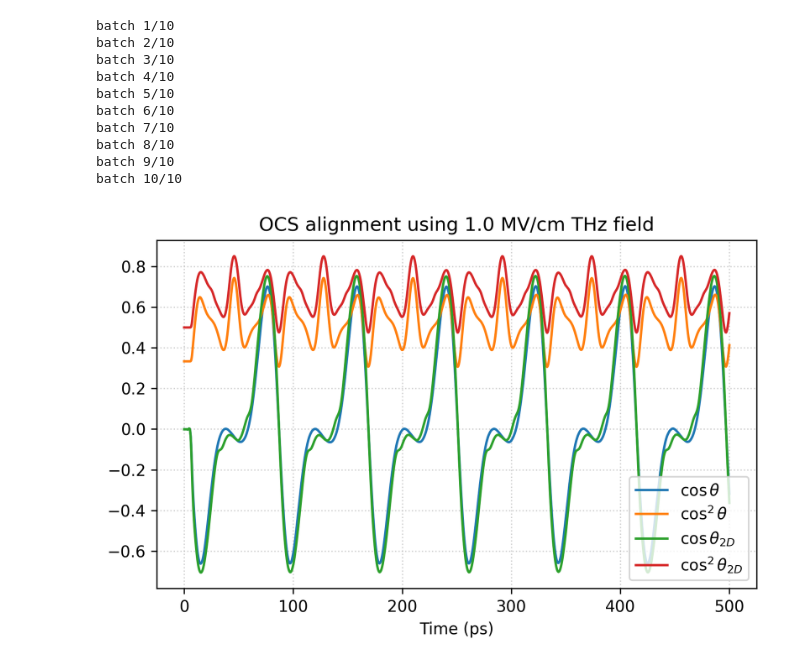
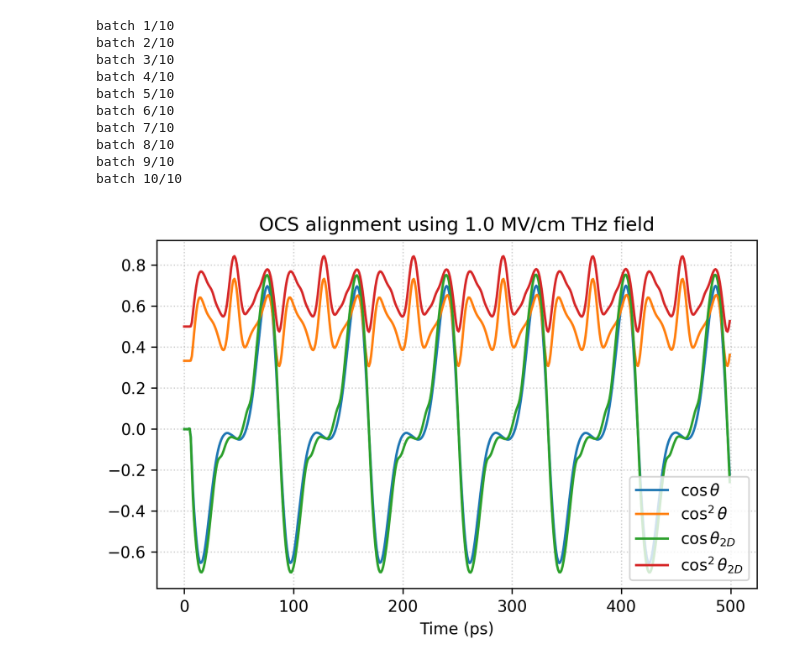
Before and after one commit to robochimps/richmol, a Jupyter notebook: examples/ocs_thz_orientation.ipynb, the cells around one changed output. Saved outputs shown, nothing was run; the diff lists cells and outputs as text; code cells hidden in the pictures.

```diff
--- a/examples/ocs_thz_orientation.ipynb
+++ b/examples/ocs_thz_orientation.ipynb
@@ -112,16 +106,28 @@ field_func = lambda t: np.array(
     [0, 0, field_z(t, peak_field=peak_field * 100 / field_au)]
 )
 
-time, c_t = propagate_rk(
+time, c_t = propagate_expm(
     states,
     [dip],
     [-DIP_X_FIELD_INVCM],
     field_func=field_func,
     t0=0,
     t1=500,
+    dt=0.1,
     time_unit="ps",
     c0=c0,
 )
+
+# time, c_t = propagate_rk(
+#     states,
+#     [dip],
+#     [-DIP_X_FIELD_INVCM],
+#     field_func=field_func,
+#     t0=0,
+#     t1=500,
+#     time_unit="ps",
+#     c0=c0,
+# )
 # %% [markdown]
 Plot state populations.
 # %%
@@ -150,9 +156,11 @@ plt.show()
 # %% [markdown]
 Compute and plot alignment functions $\cos\theta$, $\cos\theta_{2D}$, $\cos^2\theta$, and $\cos^2\theta_{2D}$, using Monte-Carlo approach.
 # %%
+coefs = c_t[::10]
+
 expval = []
 nbatches = 10
-for ibatch, c in enumerate(np.split(c_t, nbatches)):
+for ibatch, c in enumerate(np.split(coefs, nbatches)):
     print(f"batch {ibatch+1}/{nbatches}")
     expval.append(states.mc_costheta(c.T))
 cost, cost_sq, cost2d, cost2d_sq = np.concatenate(expval, axis=-1)
@@ -168,22 +176,19 @@ batch 8/10
 batch 9/10
 batch 10/10
 # %%
+t = time[::10]
+
 plt.figure(figsize=(6, 4), dpi=300)
-plt.plot(time, cost, linewidth=1.5, label="$\\cos\\theta$")
-plt.plot(time, cost_sq, linewidth=1.5, label="$\\cos^2\\theta$")
-plt.plot(time, cost2d, linewidth=1.5, label="$\\cos\\theta_{2D}$")
-plt.plot(
-    time,
-    cost2d_sq,
-    linewidth=1.5,
-    label="$\\cos^2\\theta_{2D}$",
-)
+plt.plot(t, cost, linewidth=1.5, label="$\\cos\\theta$")
+plt.plot(t, cost_sq, linewidth=1.5, label="$\\cos^2\\theta$")
+plt.plot(t, cost2d, linewidth=1.5, label="$\\cos\\theta_{2D}$")
+plt.plot(t, cost2d_sq, linewidth=1.5, label="$\\cos^2\\theta_{2D}$")
 plt.title(f"OCS alignment using {round(peak_field/1e6, 1)} MV/cm THz field")
 plt.xlabel("Time (ps)")
 plt.grid(True, linestyle=":", alpha=0.6)
 plt.legend(fontsize=10, loc="lower right")
 plt.xticks(fontsize=10)
 plt.yticks(fontsize=10)
 plt.tight_layout()
 # %% [output]
-[figure, old version]
+[figure, new version]
```
Also changed, not shown: parts of 3 cells of this notebook.
